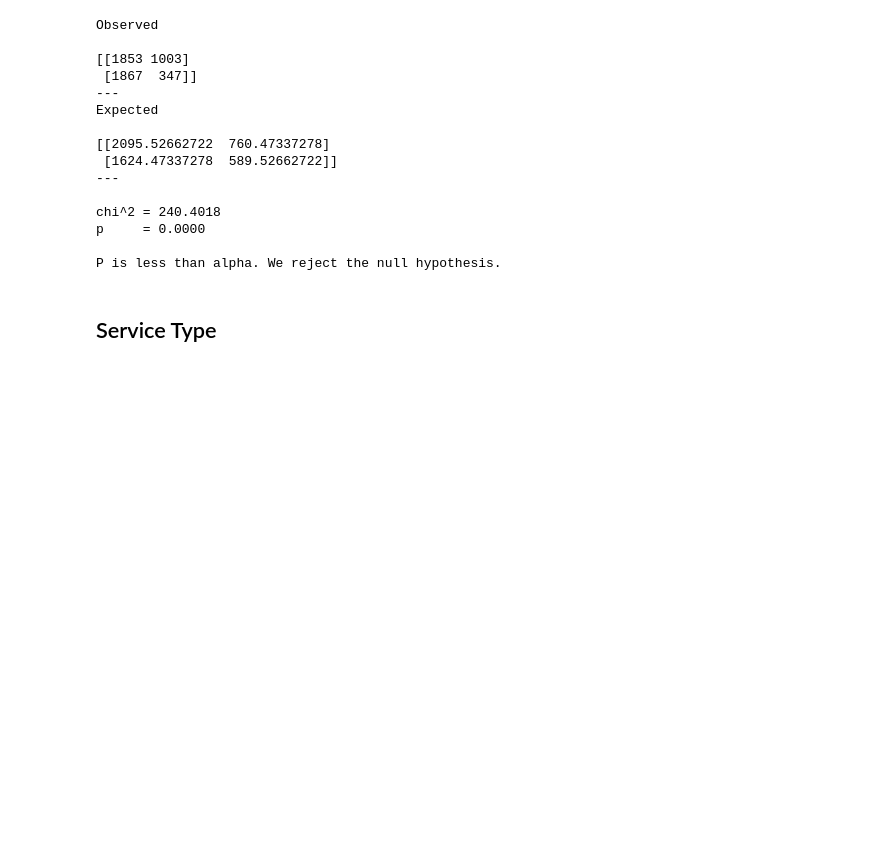
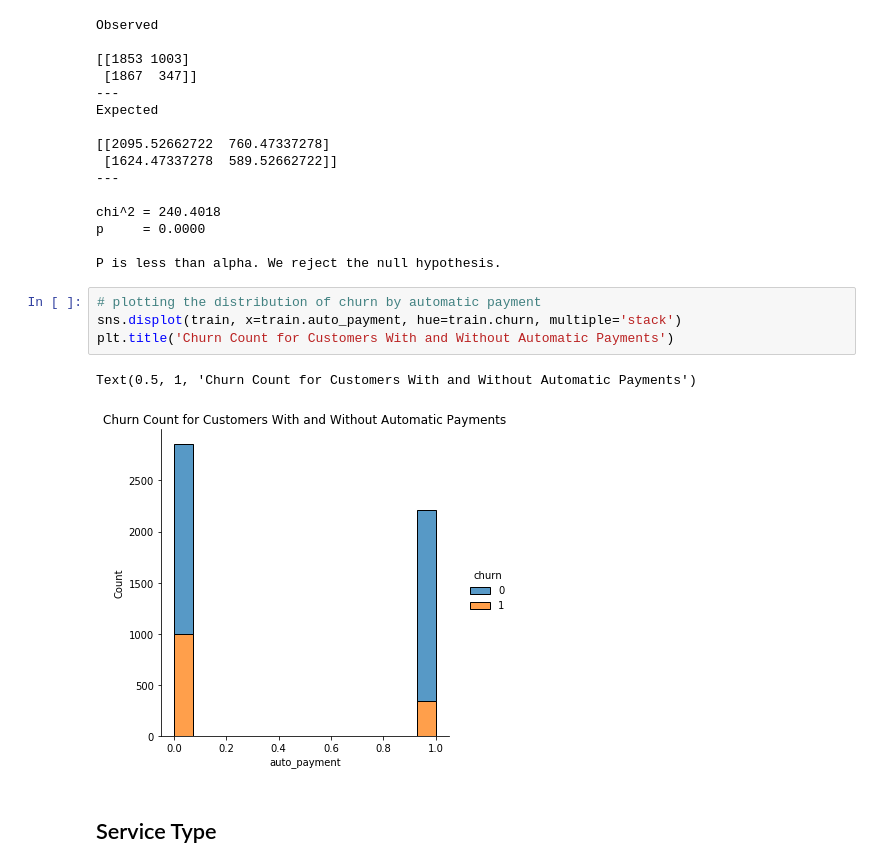
Before and after one commit to ThompsonBethany01/Telco_Churn, a Jupyter notebook: Modeling.ipynb, the cells around one changed output. Cells and saved outputs as stored; diff of their text form; blank space fills up the shorter version.

```diff
--- a/Modeling.ipynb
+++ b/Modeling.ipynb
@@ -323,6 +350,13 @@ chi^2 = 240.4018
 p     = 0.0000
 
 P is less than alpha. We reject the null hypothesis.
+# %%
+# plotting the distribution of churn by automatic payment
+sns.displot(train, x=train.auto_payment, hue=train.churn, multiple='stack')
+plt.title('Churn Count for Customers With and Without Automatic Payments')
+# %% [output]
+Text(0.5, 1, 'Churn Count for Customers With and Without Automatic Payments')
+[figure, added]
 # %% [markdown]
 ## Service Type
 # %%
```
Also changed, not shown: parts of 6 cells of this notebook, 3 other files.
